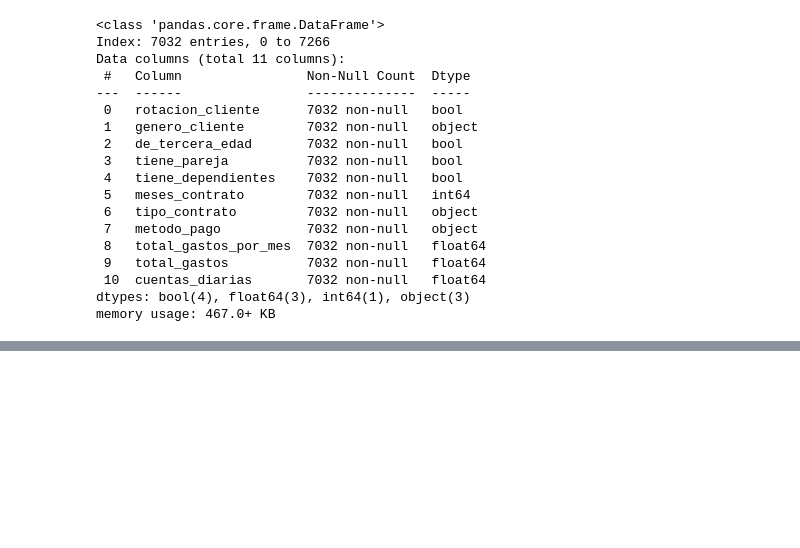
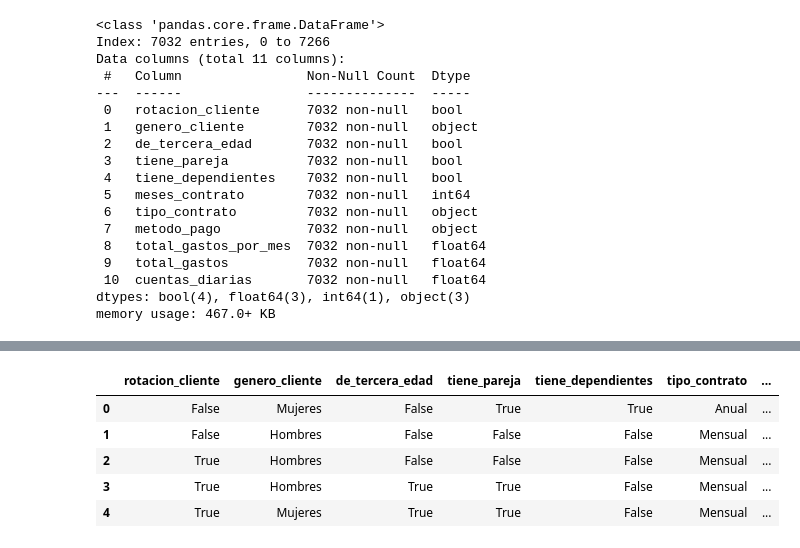
Before and after one commit to CatalinaOrtegha/3rdChallenge-TelecomX, a Jupyter notebook: 3rdChallenge_TelecomX.ipynb, the cells around one changed output, grey strips where cells are left out. Saved outputs shown, nothing was run; the diff lists cells and outputs as text; code cells hidden in the pictures; blank space fills up the shorter version.

```diff
--- a/3rdChallenge_TelecomX.ipynb
+++ b/3rdChallenge_TelecomX.ipynb
@@ -43,0 +59,10 @@ memory usage: 467.0+ KB
+# %%
+categorica = data.filter(["rotacion_cliente","genero_cliente","de_tercera_edad","tiene_pareja","tiene_dependientes","tipo_contrato","metodo_pago"])
+categorica.head()
+# %% [output]
+|  | rotacion_cliente | genero_cliente | de_tercera_edad | tiene_pareja | tiene_dependientes | tipo_contrato | ... |
+| 0 | False | Mujeres | False | True | True | Anual | ... |
+| 1 | False | Hombres | False | False | False | Mensual | ... |
+| 2 | True | Hombres | False | False | False | Mensual | ... |
+| 3 | True | Hombres | True | True | False | Mensual | ... |
+| 4 | True | Mujeres | True | True | False | Mensual | ... |
```
Also changed, not shown: parts of 5 cells of this notebook.
